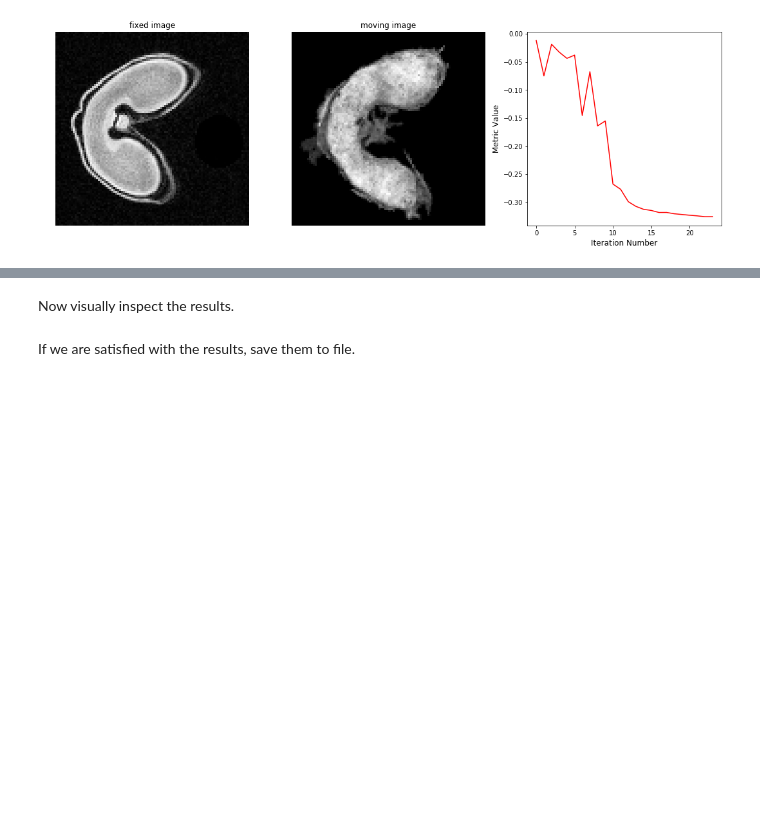
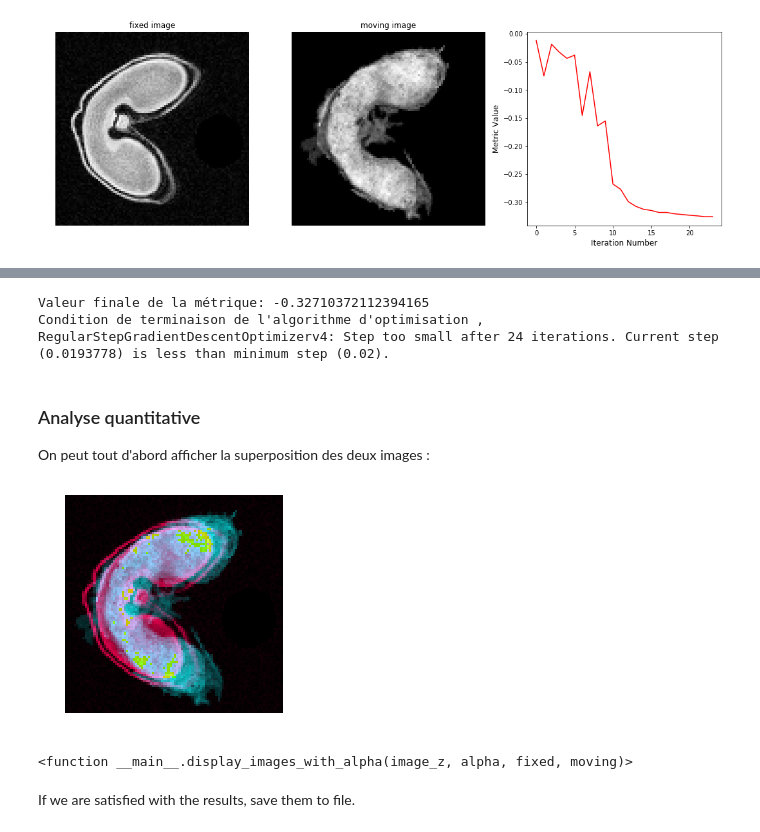
Before and after one commit to fgrelard/SimpleITK-Notebooks, a Jupyter notebook: Python/FusionIRMMALDI.ipynb, the cells around one changed output, grey strips where cells are left out. Saved outputs shown, nothing was run; the diff lists cells and outputs as text; code cells hidden in the pictures; blank space fills up the shorter version.

Commit message:
Post analysis : stop condition + overlay

```diff
--- a/Python/FusionIRMMALDI.ipynb
+++ b/Python/FusionIRMMALDI.ipynb
@@ -137,13 +137,13 @@ def display_images(fixed_image_z, moving_image_z, fixed_npa, moving_npa):
     # Draw the fixed image in the first subplot.
     plt.subplot(1,2,1)
     plt.imshow(fixed_npa[:,:],cmap=plt.cm.Greys_r);
-    plt.title('fixed image')
+    plt.title('Image fixe')
     plt.axis('off')
 
     # Draw the moving image in the second subplot.
     plt.subplot(1,2,2)
     plt.imshow(moving_npa[:,:],cmap=plt.cm.Greys_r);
-    plt.title('moving image')
+    plt.title('Image mobile')
     plt.axis('off')
 
     plt.show()
@@ -151,8 +151,10 @@ def display_images(fixed_image_z, moving_image_z, fixed_npa, moving_npa):
 # Callback invoked by the IPython interact method for scrolling and modifying the alpha blending
 # of an image stack of two images that occupy the same physical space.
 def display_images_with_alpha(image_z, alpha, fixed, moving):
-    img = (1.0 - alpha)*fixed[:,:] + alpha*moving[:,:]
-    plt.imshow(sitk.GetArrayViewFromImage(img),cmap=plt.cm.Greys_r);
+    fixed_u8 = sitk.Cast(sitk.RescaleIntensity(fixed), sitk.sitkUInt8)
+    moving_u8 = sitk.Cast(sitk.RescaleIntensity(moving), sitk.sitkUInt8)
+    img = sitk.Compose(fixed_u8, moving_u8, fixed_u8//3.+moving_u8//1.5)
+    plt.imshow(sitk.GetArrayFromImage(img));
     plt.axis('off')
     plt.show()
 
@@ -351,8 +293,17 @@ Always remember to query why the optimizer terminated. This will help you unders
 # %%
-print('Final metric value: {0}'.format(registration_method.GetMetricValue()))
-print('Optimizer\'s stopping condition, {0}'.format(registration_method.GetOptimizerStopConditionDescription()))
+print('Valeur finale de la métrique: {0}'.format(registration_method.GetMetricValue()))
+print('Condition de terminaison de l\'algorithme d\'optimisation , {0}'.format(registration_method.GetOptimizerStopConditionDescription()))
+# %% [output]
+Valeur finale de la métrique: -0.32710372112394165
+Condition de terminaison de l'algorithme d'optimisation , RegularStepGradientDescentOptimizerv4: Step too small after 24 iterations. Current step (0.0193778) is less than minimum step (0.02).
-# %% [markdown]
-Now visually inspect the results.
+# %% [markdown]
+### Analyse quantitative
+On peut tout d'abord afficher la superposition des deux images :
+# %%
+interact(display_images_with_alpha, image_z=(0,1), alpha=(0.0,1.0,0.05), fixed = fixed(fixed_image), moving=fixed(moving_resampled))
+# %% [output]
+[figure, added]
+<function __main__.display_images_with_alpha(image_z, alpha, fixed, moving)>
 # %%
 moving_resampled = sitk.Resample(moving_image, fixed_image, final_transform, sitk.sitkLinear, 0.0, moving_image.GetPixelID())
 
```
Also changed, not shown: parts of 11 cells of this notebook.
